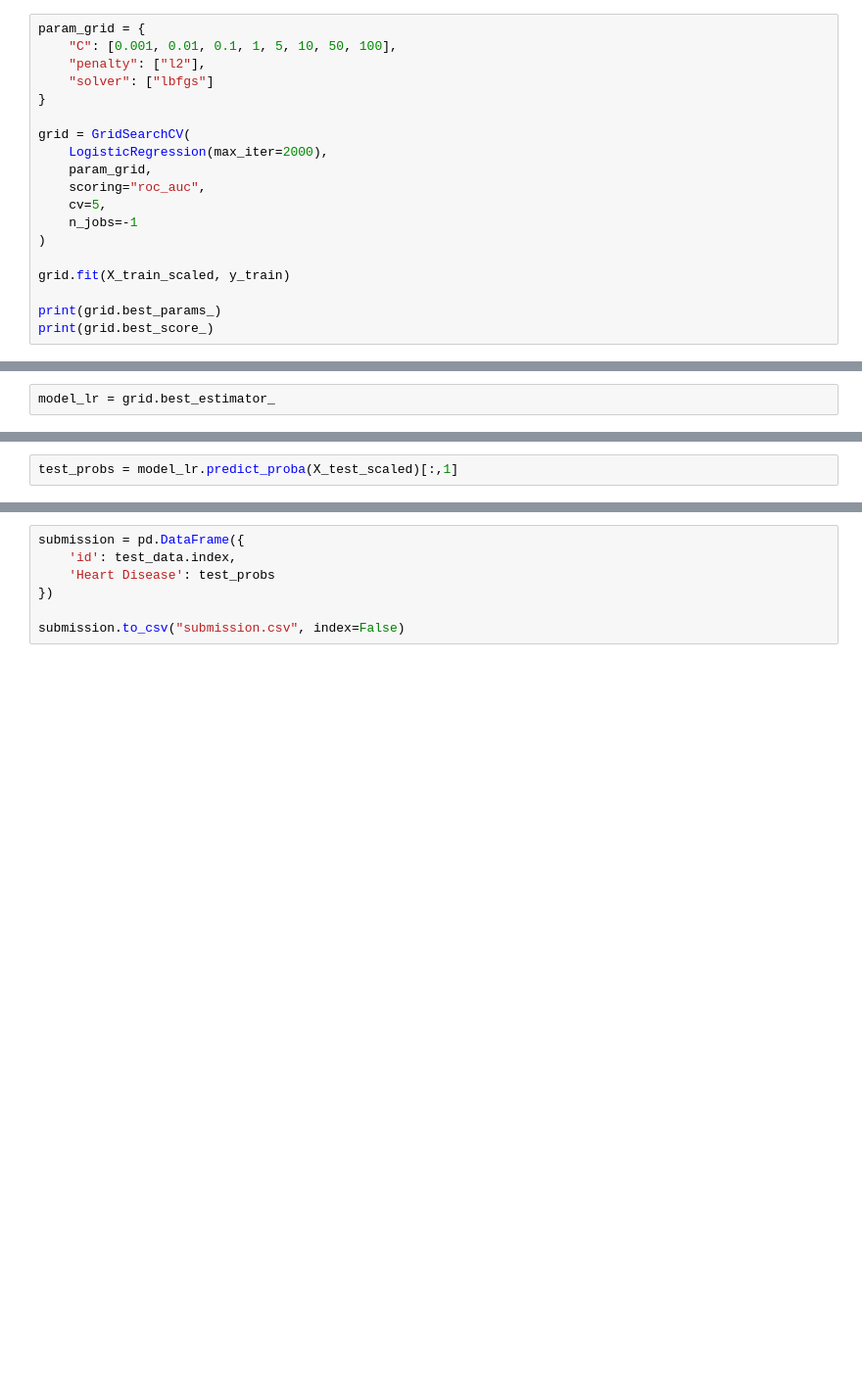
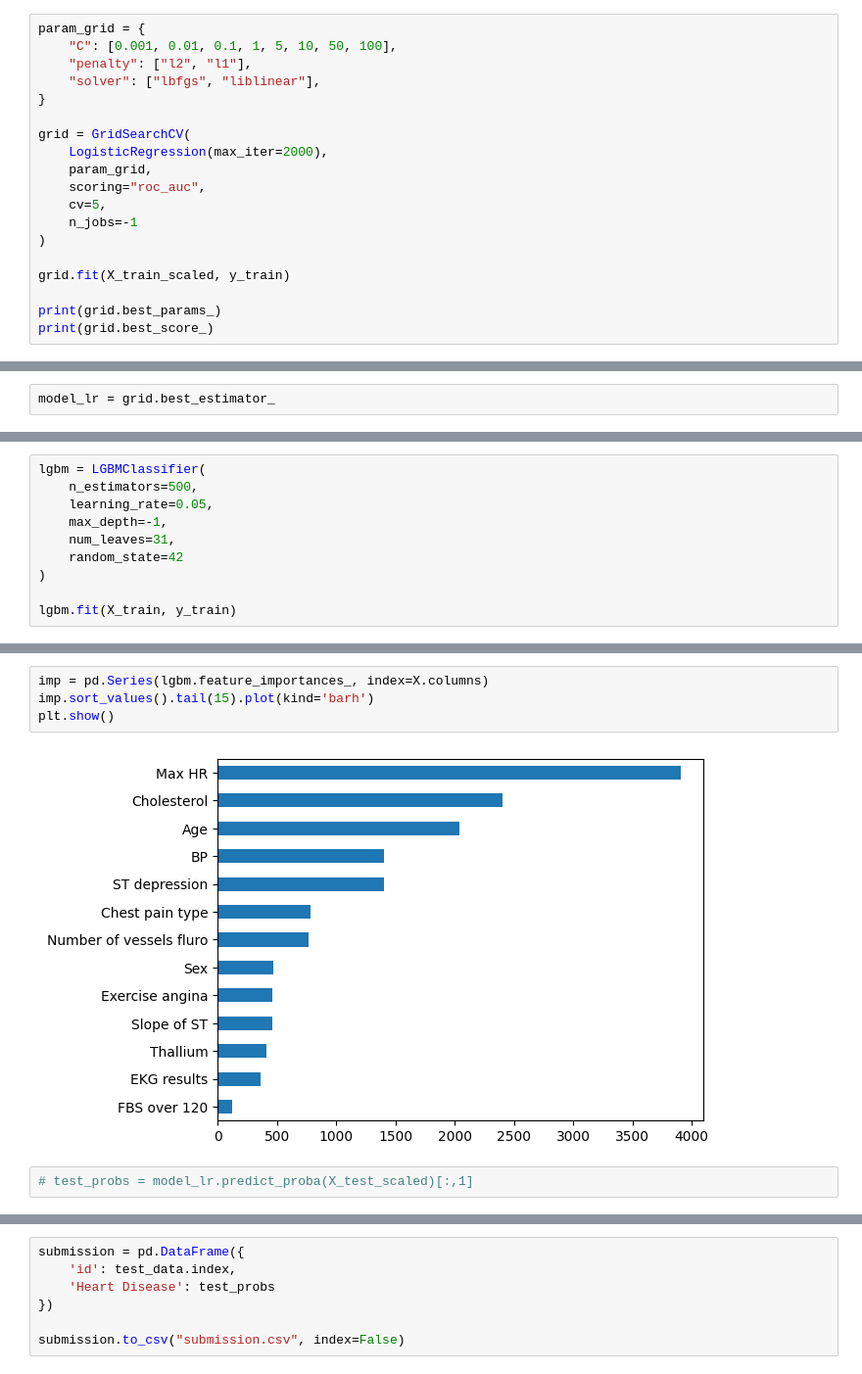
Before and after one commit to payodhi-m/Kaggle_Data, a Jupyter notebook: Heart Disease Prediction.ipynb, the cells around one changed output, grey strips where cells are left out. Shown at 98% size. Cells and saved outputs as stored; diff of their text form; blank space fills up the shorter version.

Commit message:
Kaggle Notebook | Heart Disease Prediction | LightGBM

```diff
--- a/Heart Disease Prediction.ipynb
+++ b/Heart Disease Prediction.ipynb
@@ -306,8 +307,8 @@ Validation ROC-AUC: 0.9515563899340904
 # %%
 param_grid = {
     "C": [0.001, 0.01, 0.1, 1, 5, 10, 50, 100],
-    "penalty": ["l2"],
-    "solver": ["lbfgs"]
+    "penalty": ["l2", "l1"],
+    "solver": ["lbfgs", "liblinear"],
 }
 
 grid = GridSearchCV(
@@ -336,0 +355,10 @@ Validation ROC-AUC: 0.9515523113761172
+# %%
+lgbm = LGBMClassifier(
+    n_estimators=500,
+    learning_rate=0.05,
+    max_depth=-1,
+    num_leaves=31,
+    random_state=42
+)
+
+lgbm.fit(X_train, y_train)
@@ -337,2 +383,8 @@ Validation ROC-AUC: 0.9515523113761172
+# %%
+imp = pd.Series(lgbm.feature_importances_, index=X.columns)
+imp.sort_values().tail(15).plot(kind='barh')
+plt.show()
+# %% [output]
+[figure, added]
 # %%
-test_probs = model_lr.predict_proba(X_test_scaled)[:,1]
+# test_probs = model_lr.predict_proba(X_test_scaled)[:,1]
```
Also changed, not shown: parts of 6 cells of this notebook.
